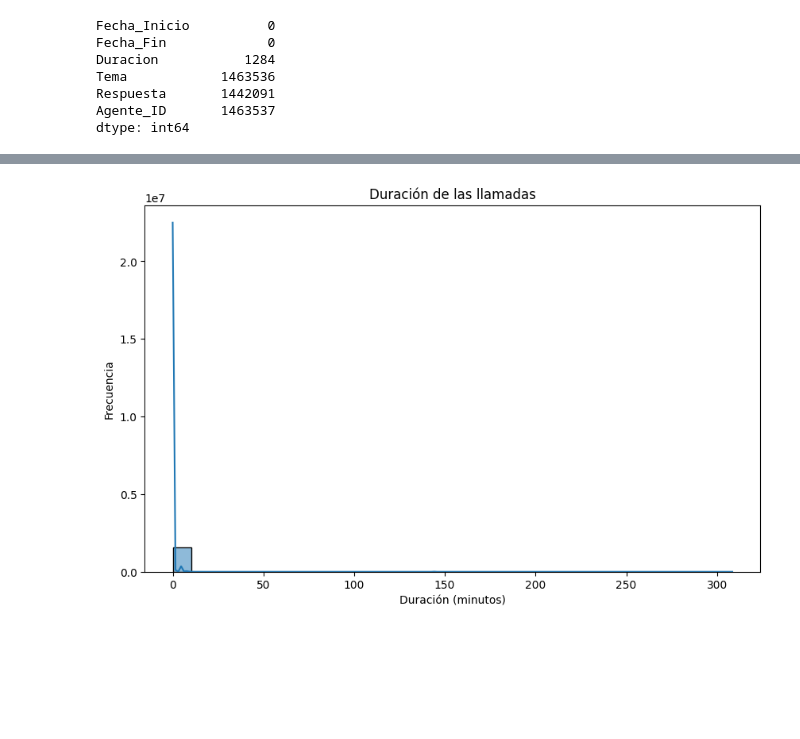
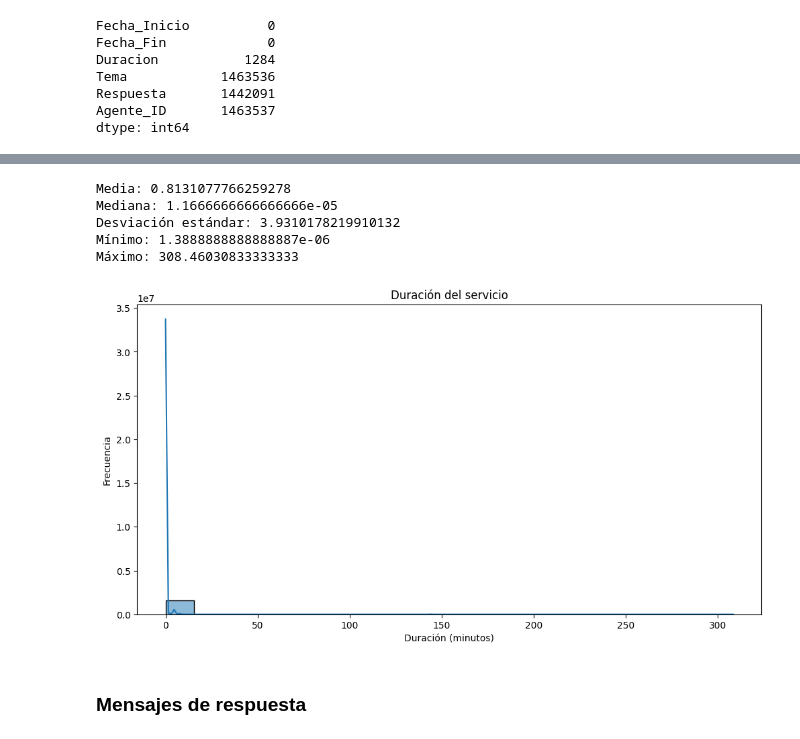
Before and after one commit to Tomaslopera/Hackathon_Sistecredito, a Jupyter notebook: ContactCenterHistorico.ipynb, the cells around one changed output, grey strips where cells are left out. Cells and saved outputs as stored; diff of their text form; code cells hidden in the pictures; blank space fills up the shorter version.

```diff
--- a/ContactCenterHistorico.ipynb
+++ b/ContactCenterHistorico.ipynb
@@ -79,4 +116,3 @@ dtype: int64
 # %%
-# Llenar valor nulos con infinito
 df_historico['Duracion'] = pd.to_numeric(df_historico['Duracion'], errors='coerce') / 60
-duracion = df_historico['Duracion']
+duracion = df_historico['Duracion'].dropna()
@@ -101,10 +119,25 @@ df_cleaned = df_historico.drop(columns=['Agente_ID'])
+# %%
+# Análisis estadístico duración
+print('Media:', duracion.mean())
+print('Mediana:', duracion.median())
+print('Desviación estándar:', duracion.std())
+print('Mínimo:', duracion.min())
+print('Máximo:', duracion.max())
+# %% [output]
+Media: 0.8131077766259278
+Mediana: 1.1666666666666666e-05
+Desviación estándar: 3.9310178219910132
+Mínimo: 1.3888888888888887e-06
+Máximo: 308.46030833333333
 # %%
-# Gráfica duración llamadas
-plt.figure(figsize=(10, 6))
-sns.histplot(df_cleaned['Duracion'].dropna(), bins=30, kde=True)
-plt.title('Duración de las llamadas')
+# Gráfico de duracion del servicio
+plt.figure(figsize=(12, 6))
+sns.histplot(duracion, bins=20, kde=True)
+plt.title('Duración del servicio')
 plt.xlabel('Duración (minutos)')
 plt.ylabel('Frecuencia')
 plt.show()
 # %% [output]
-[figure, old version]
+[figure, new version]
+# %% [markdown]
+### Mensajes de respuesta
```
Also changed, not shown: parts of 24 cells of this notebook, 5 other files.
